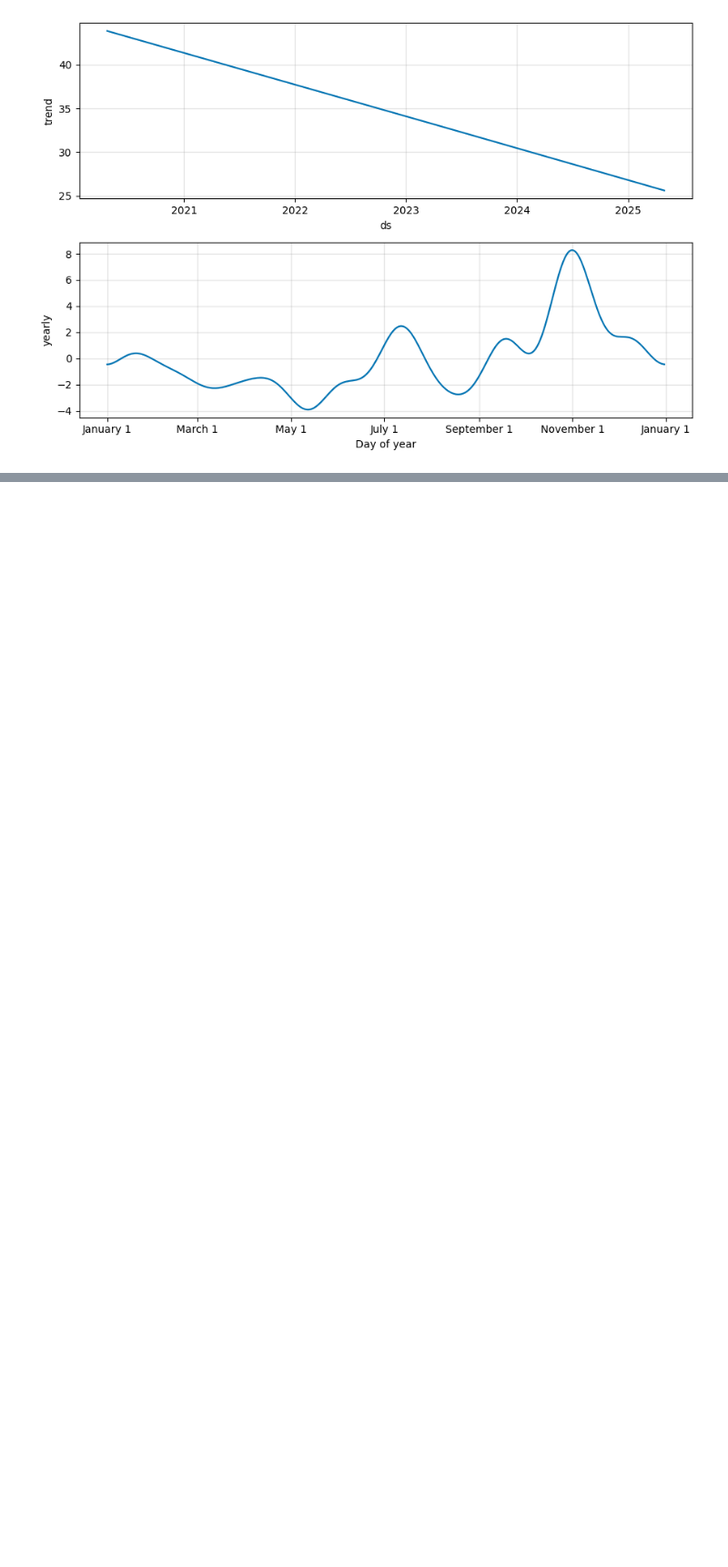
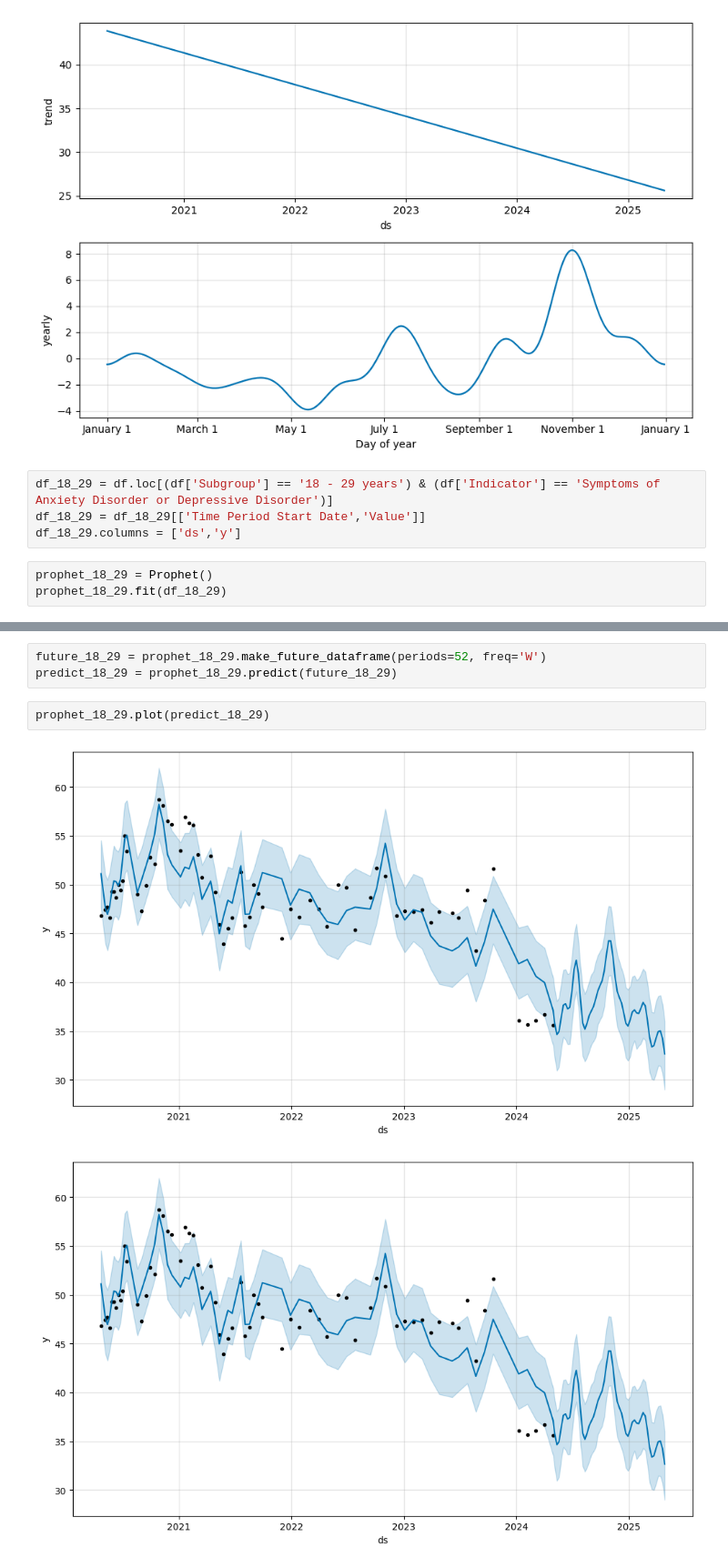
Before and after one commit to baraban7890/Unmasking-Anxiety, a Jupyter notebook: Project1.ipynb, the cells around one changed output, grey strips where cells are left out. Shown at 91% size. Saved outputs shown, nothing was run; the diff lists cells and outputs as text; blank space fills up the shorter version.

```diff
--- a/Project1.ipynb
+++ b/Project1.ipynb
@@ -433,3 +433,10 @@ hispanic_prophet.plot_components(df_hispanic_forecast)
 # %% [output]
 [figure]
 [figure]
+# %%
+df_18_29 = df.loc[(df['Subgroup'] == '18 - 29 years') & (df['Indicator'] == 'Symptoms of Anxiety Disorder or Depressive Disorder')]
+df_18_29 = df_18_29[['Time Period Start Date','Value']]
+df_18_29.columns = ['ds','y']
+# %%
+prophet_18_29 = Prophet()
+prophet_18_29.fit(df_18_29)
@@ -435,0 +456,8 @@ hispanic_prophet.plot_components(df_hispanic_forecast)
+# %%
+future_18_29 = prophet_18_29.make_future_dataframe(periods=52, freq='W')
+predict_18_29 = prophet_18_29.predict(future_18_29)
+# %%
+prophet_18_29.plot(predict_18_29)
+# %% [output]
+[figure, added]
+[figure, added]
```
Also changed, not shown: parts of 2 cells of this notebook.
